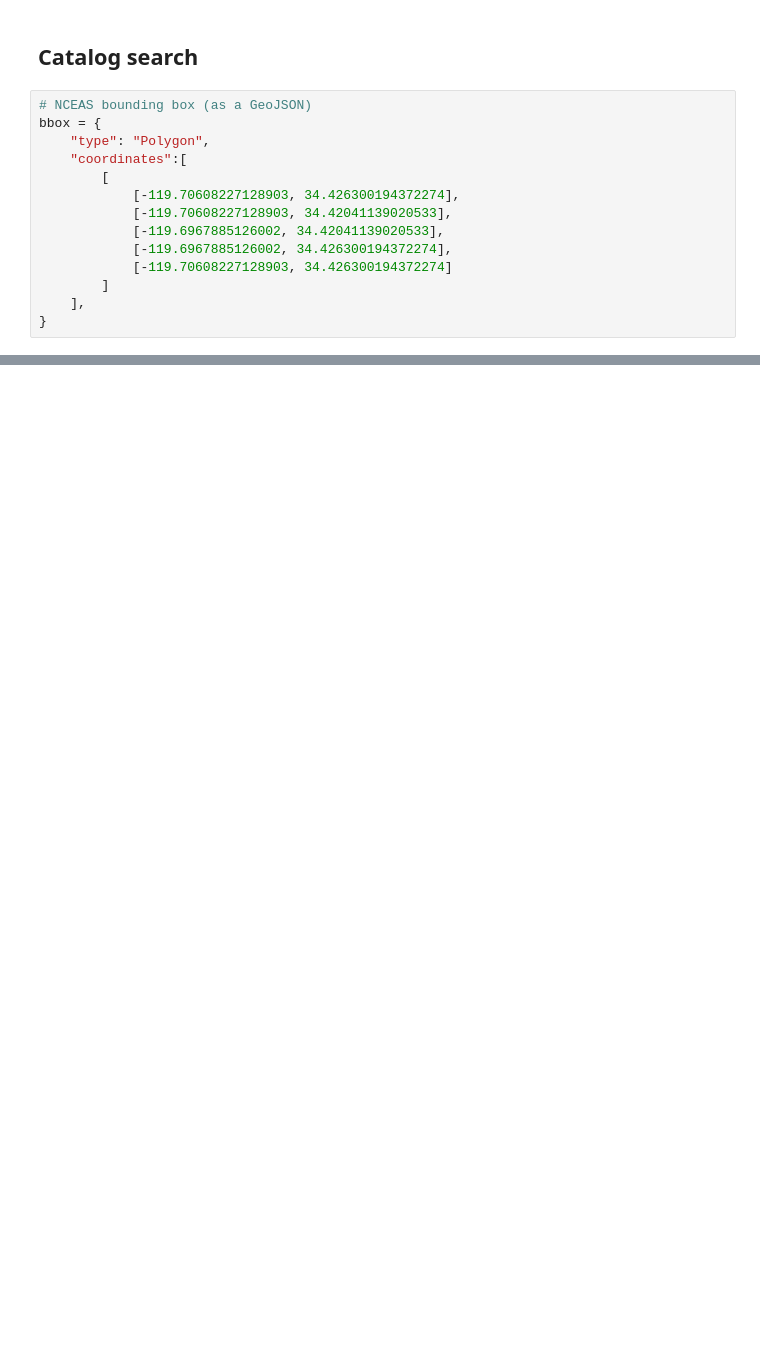
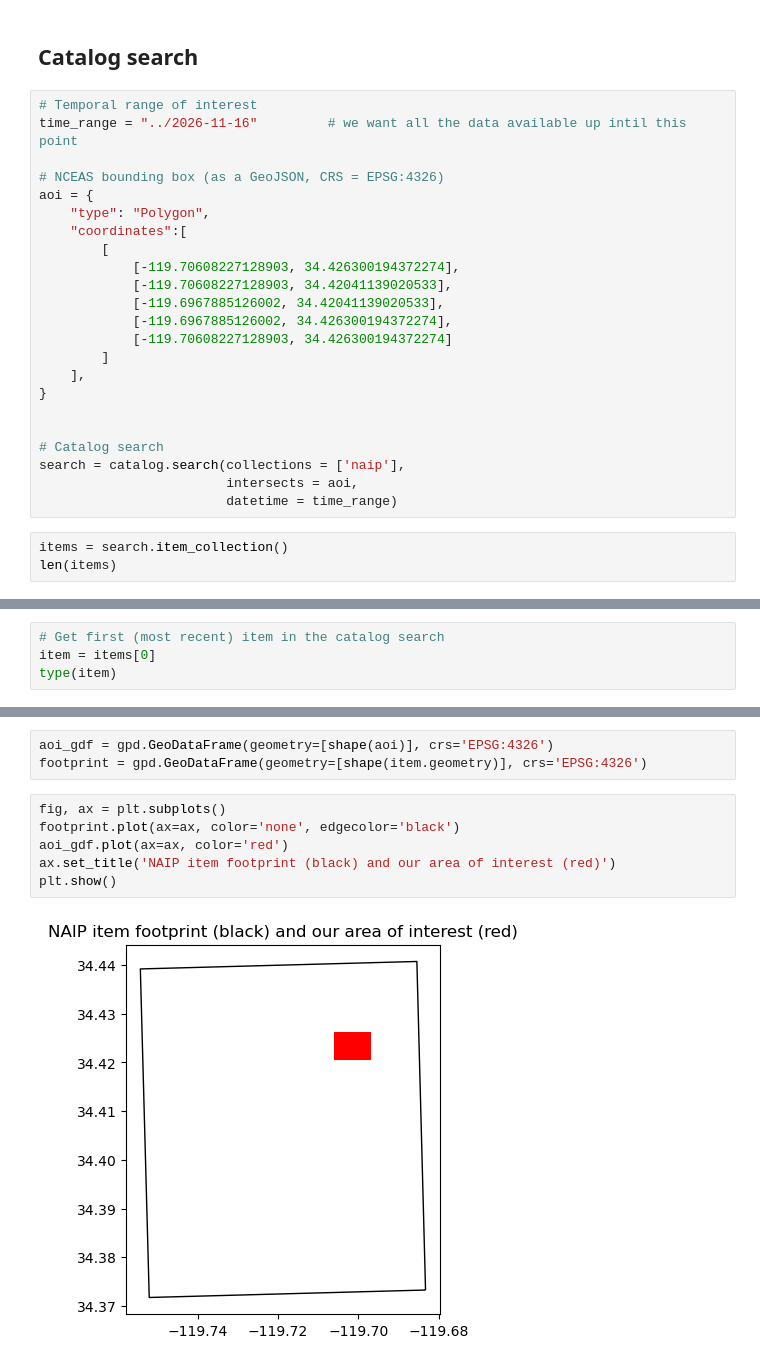
Before and after one commit to ethan-mathews24/eds220-in-class, a Jupyter notebook: Week8/week-8-STAC-STUDENTS.ipynb, the cells around one changed output, grey strips where cells are left out. Drawn from its saved outputs; the diff is of its cells as text; blank space fills up the shorter version.

```diff
--- a/Week8/week-8-STAC-STUDENTS.ipynb
+++ b/Week8/week-8-STAC-STUDENTS.ipynb
@@ -33,8 +76,11 @@ The `modifier` parameter is needed to access the data in the MPC catalog.
 # %% [markdown]
 ## Catalog search
 # %%
-# NCEAS bounding box (as a GeoJSON)
-bbox = {
+# Temporal range of interest
+time_range = "../2026-11-16"         # we want all the data available up intil this point
+
+# NCEAS bounding box (as a GeoJSON, CRS = EPSG:4326)
+aoi = {
     "type": "Polygon",
     "coordinates":[
         [
@@ -46,3 +92,12 @@ bbox = {
         ]
     ],
 }
+
+
+# Catalog search
+search = catalog.search(collections = ['naip'],
+                        intersects = aoi,
+                        datetime = time_range)
+# %%
+items = search.item_collection()
+len(items)
@@ -48,0 +122,4 @@ bbox = {
+# %%
+# Get first (most recent) item in the catalog search
+item = items[0]
+type(item)
@@ -48,0 +155,11 @@ bbox = {
+# %%
+aoi_gdf = gpd.GeoDataFrame(geometry=[shape(aoi)], crs='EPSG:4326')
+footprint = gpd.GeoDataFrame(geometry=[shape(item.geometry)], crs='EPSG:4326')
+# %%
+fig, ax = plt.subplots()
+footprint.plot(ax=ax, color='none', edgecolor='black')
+aoi_gdf.plot(ax=ax, color='red')
+ax.set_title('NAIP item footprint (black) and our area of interest (red)')
+plt.show()
+# %% [output]
+[figure, added]
```
Also changed, not shown: parts of 22 cells of this notebook.
